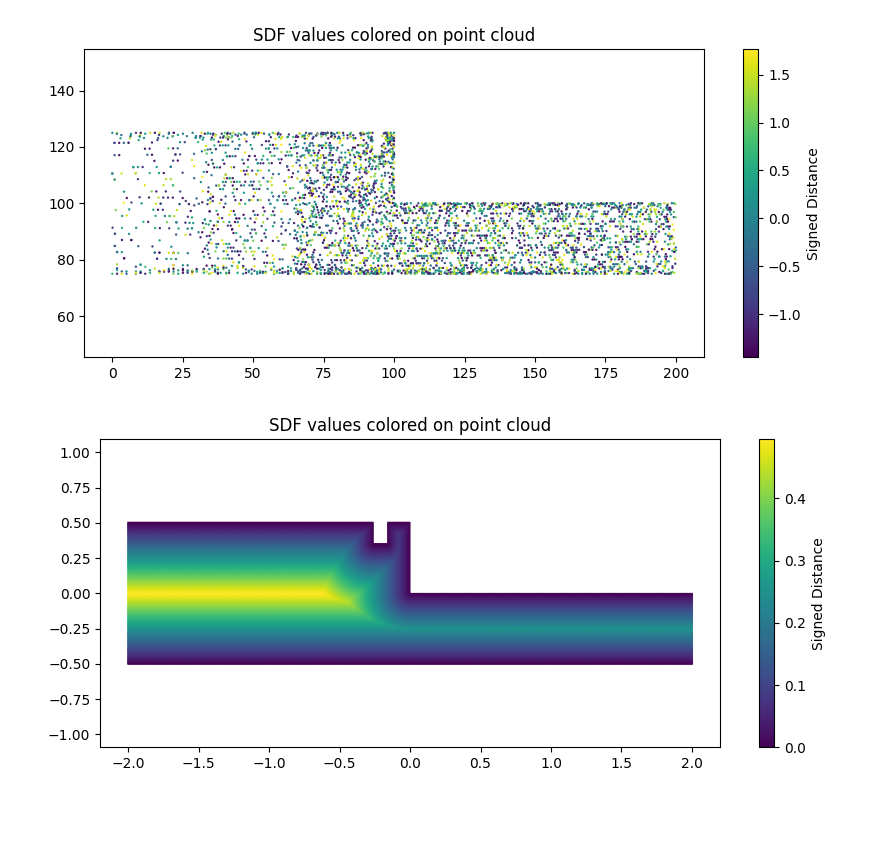
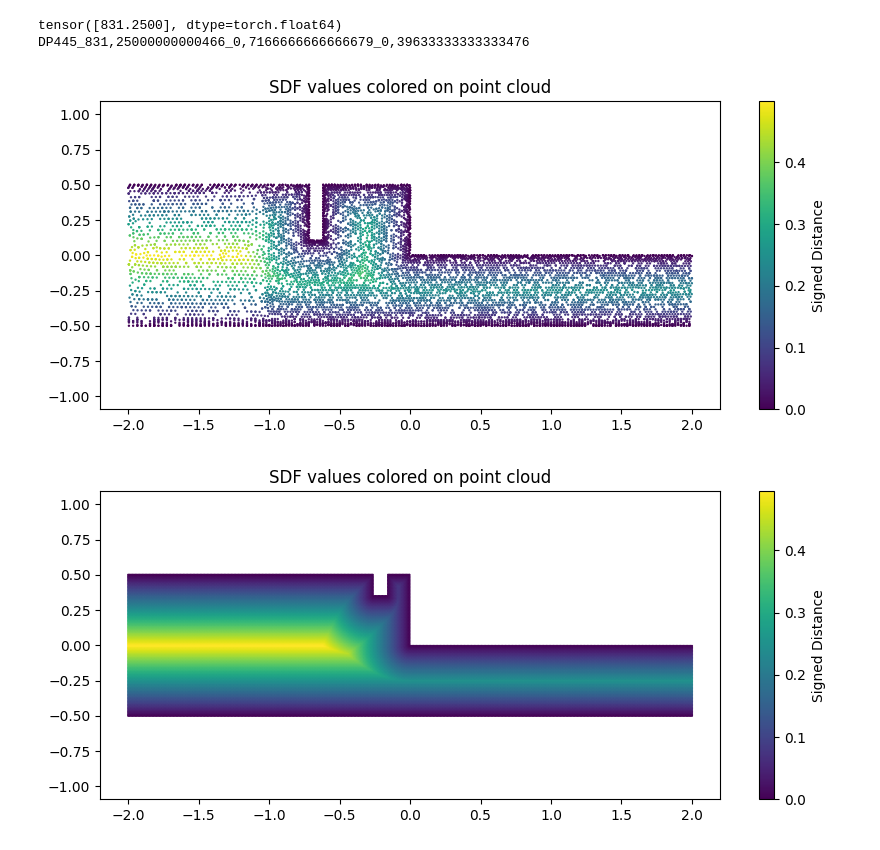
Before and after one commit to battlejacket/upt-tutorial, a Jupyter notebook: data.ipynb, the cells around one changed output. Drawn from its saved outputs; the diff is of its cells as text; code cells hidden in the pictures; blank space fills up the shorter version.

Commit message:
dataset fixes

```diff
--- a/data.ipynb
+++ b/data.ipynb
@@ -9,9 +9,6 @@ from upt.datasets.ffs_dataset import ffsDataset
 
 # crop_values= [[-6, -2], [12, 2]]
 crop_values= [[-2, -2], [2, 2]]
-
-xMin = crop_values[0][0]
-xMax = crop_values[1][0]
 
 # num_test_inputs  = 4096
 # num_test_outputs = 4096
@@ -19,7 +16,7 @@ xMax = crop_values[1][0]
 # num_train_outputs = num_test_outputs
 
 test_hr_dataset = ffsDataset(
-    root="./data/ffs/preprocessed",
+    root="./data/ffs/preprocessed600",
     # how many inputs to use for training
     # num_inputs=float("inf"),
     num_inputs=10000,
@@ -68,29 +40,36 @@ train_dataset = ffsDataset(
 # %%
-# batch = data[2]
-batch = train_dataset[0]
+batch = data[2]
 
-# input_pos = test_hr_dataset.denormalize_pos(batch['input_pos'])
-# input_feat = test_hr_dataset.denormalize_sdf(batch['input_feat'])
-# target_feat = test_hr_dataset.denormalize_feat(batch['target_feat'])
-input_pos = batch['input_pos']
-input_feat = batch['input_feat']
-target_feat = batch['target_feat']
+input_pos = test_hr_dataset.denormalize_pos(batch['input_pos'])
+input_feat = test_hr_dataset.denormalize_sdf(batch['input_feat'])
+output_pos = test_hr_dataset.denormalize_pos(batch['output_pos'][0])
+target_feat = test_hr_dataset.denormalize_feat(batch['target_feat'])
+re = test_hr_dataset.denormalize_re(batch['re'])
 # parameterDict = readParametersFromFileName(batch['name'][0], parameterDef)
 # re = parameterDict['re']
 # Lo = parameterDict['Lo']
 # Ho = parameterDict['Ho']
+print(re)
+print(batch['name'][0])
+# %% [output]
+tensor([831.2500], dtype=torch.float64)
+DP445_831,25000000000466_0,7166666666666679_0,39633333333333476
 # %%
 import matplotlib.pyplot as plt
-var = target_feat[:,0]
+# var = target_feat[:,0]
+# coord = output_pos
+
+var = input_feat
+coord = input_pos
 # Visualize
 plt.figure(figsize=(10, 4))
-plt.scatter(input_pos[:, 0], input_pos[:, 1], c=var, s=0.5)
+plt.scatter(coord[:, 0], coord[:, 1], c=var, s=0.5)
 plt.colorbar(label="Signed Distance")
 plt.axis("equal")
 plt.title("SDF values colored on point cloud")
 plt.show()
 # %% [output]
-[figure, old version]
+[figure, new version]
 # %%
 import matplotlib.pyplot as plt
 
```
Also changed, not shown: parts of 5 cells of this notebook, 1 other file.
